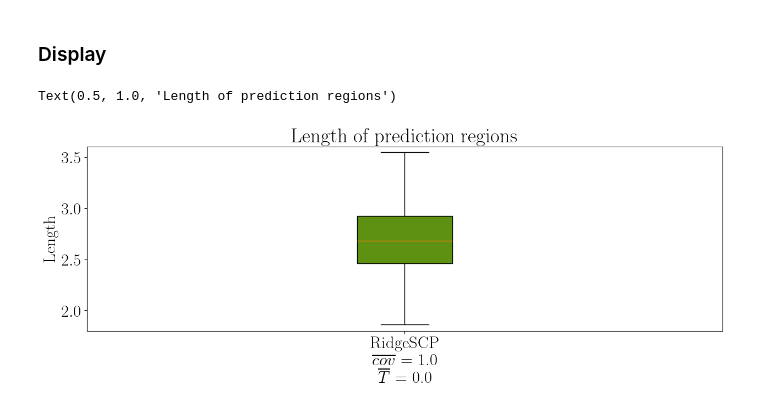
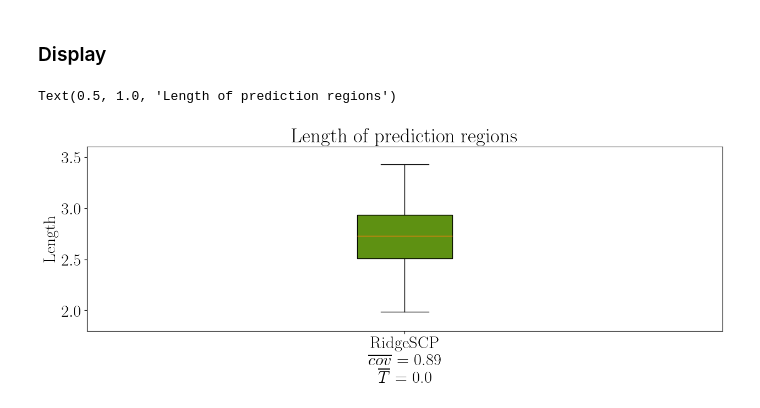
Before and after one commit to Davidson-Lova/cours_prediction_conforme_M2_TIDE, a Jupyter notebook: notebooks/split_conformal.ipynb, the cells around one changed output. Saved outputs shown, nothing was run; the diff lists cells and outputs as text; code cells hidden in the pictures.

```diff
--- a/notebooks/split_conformal.ipynb
+++ b/notebooks/split_conformal.ipynb
@@ -220,31 +250,21 @@ for i_rep in tqdm(range(nb_rep)):
     )
 
     # Train a predictor with the proper training data set
-    predictor = myRidge()
-    predictor.fit(
-        proper_train_input_points, proper_train_output_points
+    predictor = myRidge(lam)
+    region_predictor = SplitCP(predictor)
+    region_predictor.fit(
+        proper_train_input_points,
+        proper_train_output_points,
+        calibration_input_points,
+        calibration_output_points
     )
+    prediction_region = region_predictor.predict(test_input_point, confidence_control_level)
 
-    # Compute non-conformity scores over the calibration data set
-    non_conformity_scores = np.abs(
-        calibration_output_points - predictor.predict(calibration_input_points)
-    )
-
-    # Compute quantile
-    calibration_size = calibration_input_points.shape[0]
-    quantile_level = np.ceil((calibration_size + 1) * (1 - confidence_control_level)) / calibration_size
-    quantile_value = np.quantile(non_conformity_scores.flatten(), quantile_level, method="higher")
-
-    # Compute the split conformal prediction region
-    lower = predictor.predict(test_input_point).item() - quantile_value
-    upper = predictor.predict(test_input_point).item() + quantile_value
-    prediction_region = P.closed(lower, upper)
+    #
+    tac = time()
 
     # Compute coverage
     coverage = test_output_point.item() in prediction_region
-
-    #
-    tac = time()
 
     compute_time.append(tac - tic)
     prediction_regions.append(prediction_region)
@@ -257,11 +277,11 @@ prediction_region_sizes = [
 # %% [markdown]
 ### Display
 # %%
-def labelize(name, coverage, compute_time, norm=1):
+def labelize(name, coverages, compute_time, norm=1):
 
         cov = r"$\overline{cov}$ = "
         # mean_cov = str(df["coverage"].mean())
-        mean_cov = str(np.round(np.mean(coverage), 2))
+        mean_cov = str(np.round(np.mean(coverages), 2))
         Ts = r"$\overline{T}$ = "
         mean_time = str(np.round(np.mean(compute_time) / norm, 2))
 
@@ -270,21 +290,21 @@ def labelize(name, coverage, compute_time, norm=1):
 # %%
 colors = ["#5E9112"]
 labels = []
-labels += [labelize("RidgeSCP", coverage, compute_time)]
+labels += [labelize("RidgeSCP", coverages, compute_time)]
 
 fig, ax = plt.subplots(figsize=(13,5))
 box = ax.boxplot(prediction_region_sizes, patch_artist=True)
 ax.set_ylabel("Length")
 # plt.title(method + " : " + dataset)
 
 for patch, color in zip(box['boxes'], colors):
     patch.set_facecolor(color)
 
 ax.grid(False)
 ax.set_xticks(np.arange(1, len(labels) + 1), labels)
 ax.set_ylim(1.8, 3.6)
 fig.tight_layout()
 ax.set_title("Length of prediction regions")
 # %% [output]
 Text(0.5, 1.0, 'Length of prediction regions')
-[figure, old version]
+[figure, new version]
```
Also changed, not shown: parts of 5 cells of this notebook, 3 other files.
